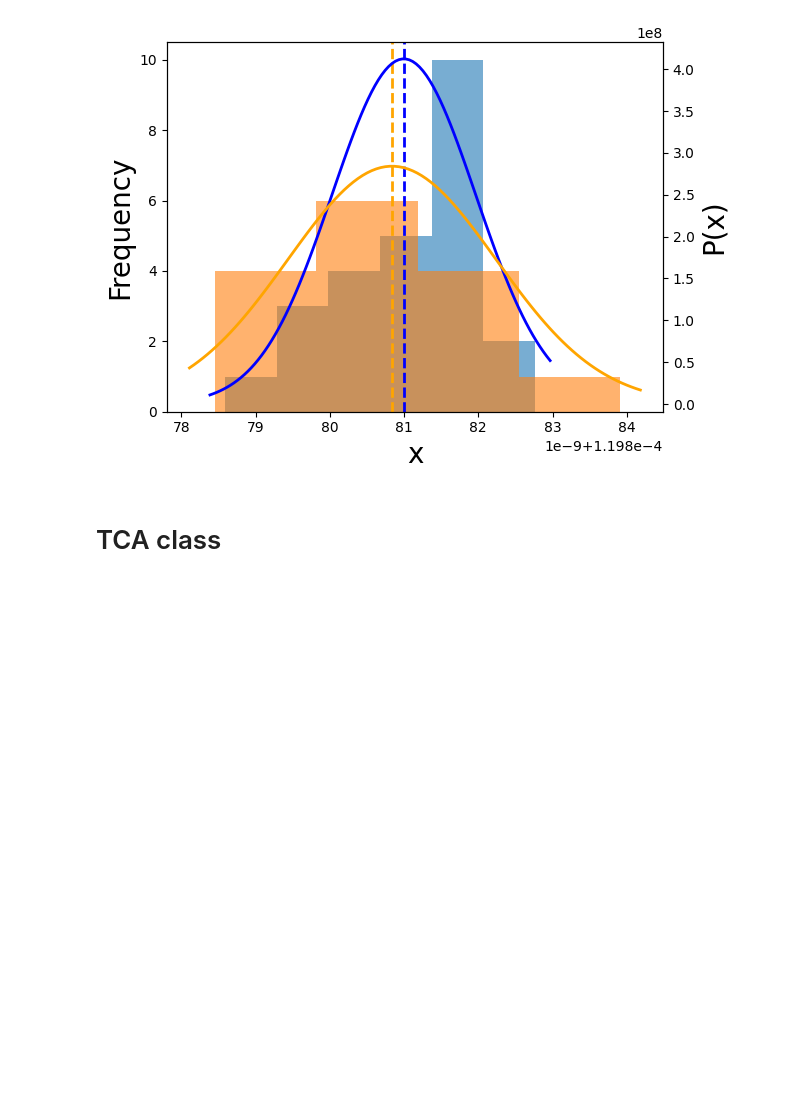
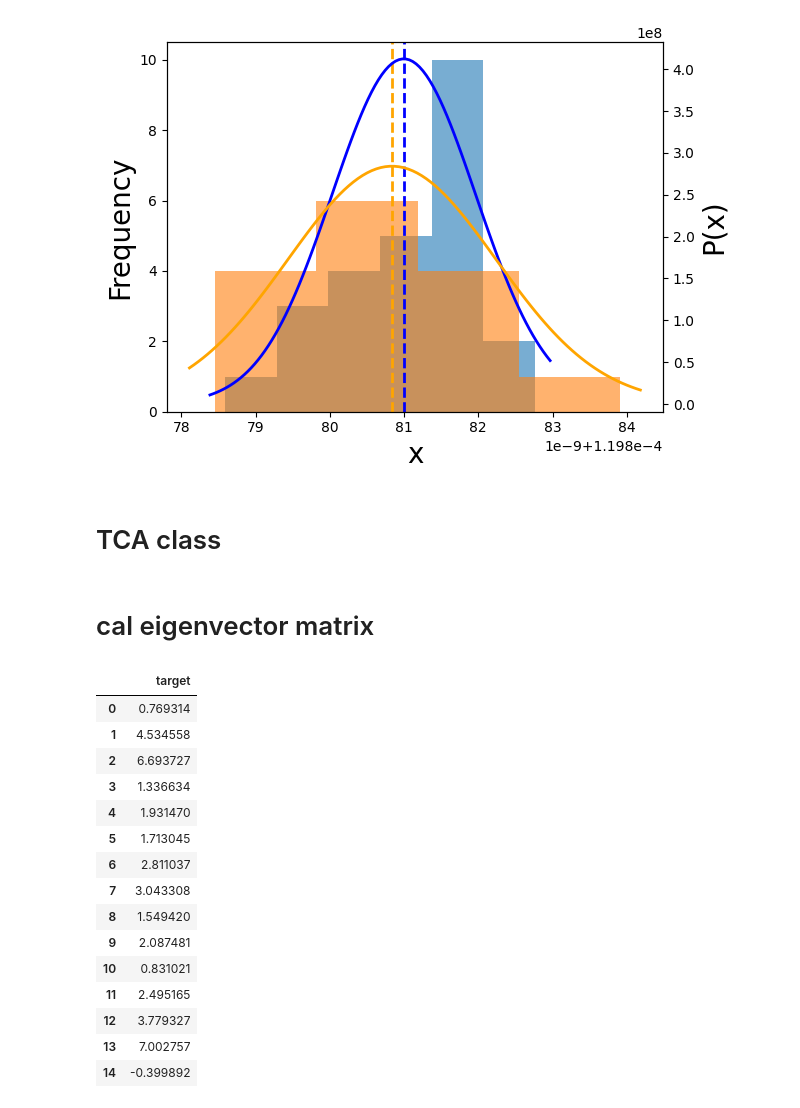
Before and after one commit to MaterialsInformaticsDemo/TCA, a Jupyter notebook: domain adp/one-dim.ipynb, the cells around one changed output. Cells and saved outputs as stored; diff of their text form; code cells hidden in the pictures; blank space fills up the shorter version.

```diff
--- a/domain adp/one-dim.ipynb
+++ b/domain adp/one-dim.ipynb
@@ -161,3 +165,5 @@ class TCA():
 
 class DimensionError(Exception):
     pass
+# %% [markdown]
+# cal eigenvector matrix
@@ -163,0 +177,19 @@ class DimensionError(Exception):
+# %%
+target_df
+# %% [output]
+|  | target |
+| 0 | 0.769314 |
+| 1 | 4.534558 |
+| 2 | 6.693727 |
+| 3 | 1.336634 |
+| 4 | 1.931470 |
+| 5 | 1.713045 |
+| 6 | 2.811037 |
+| 7 | 3.043308 |
+| 8 | 1.549420 |
+| 9 | 2.087481 |
+| 10 | 0.831021 |
+| 11 | 2.495165 |
+| 12 | 3.779327 |
+| 13 | 7.002757 |
+| 14 | -0.399892 |
```
Also changed, not shown: parts of 5 cells of this notebook, 5 other files.
